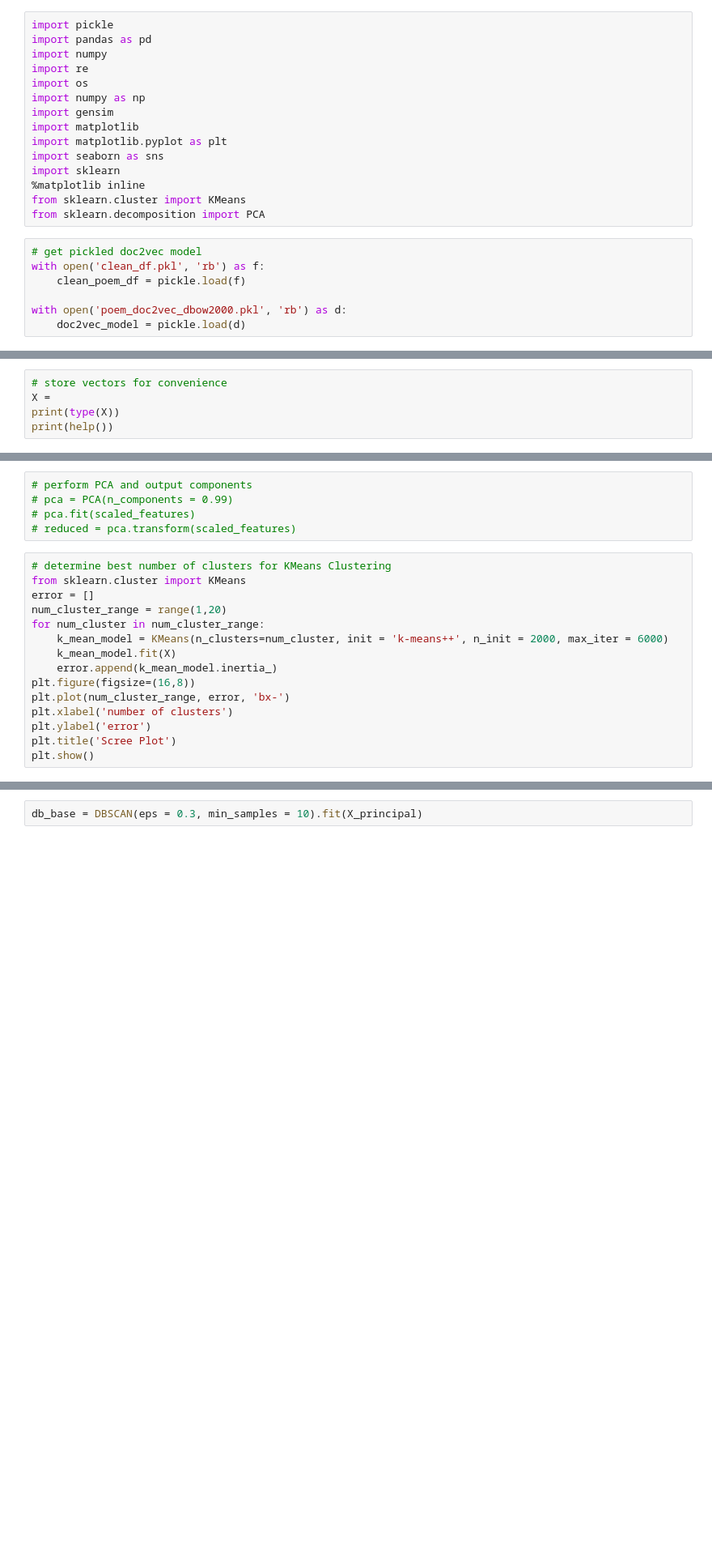
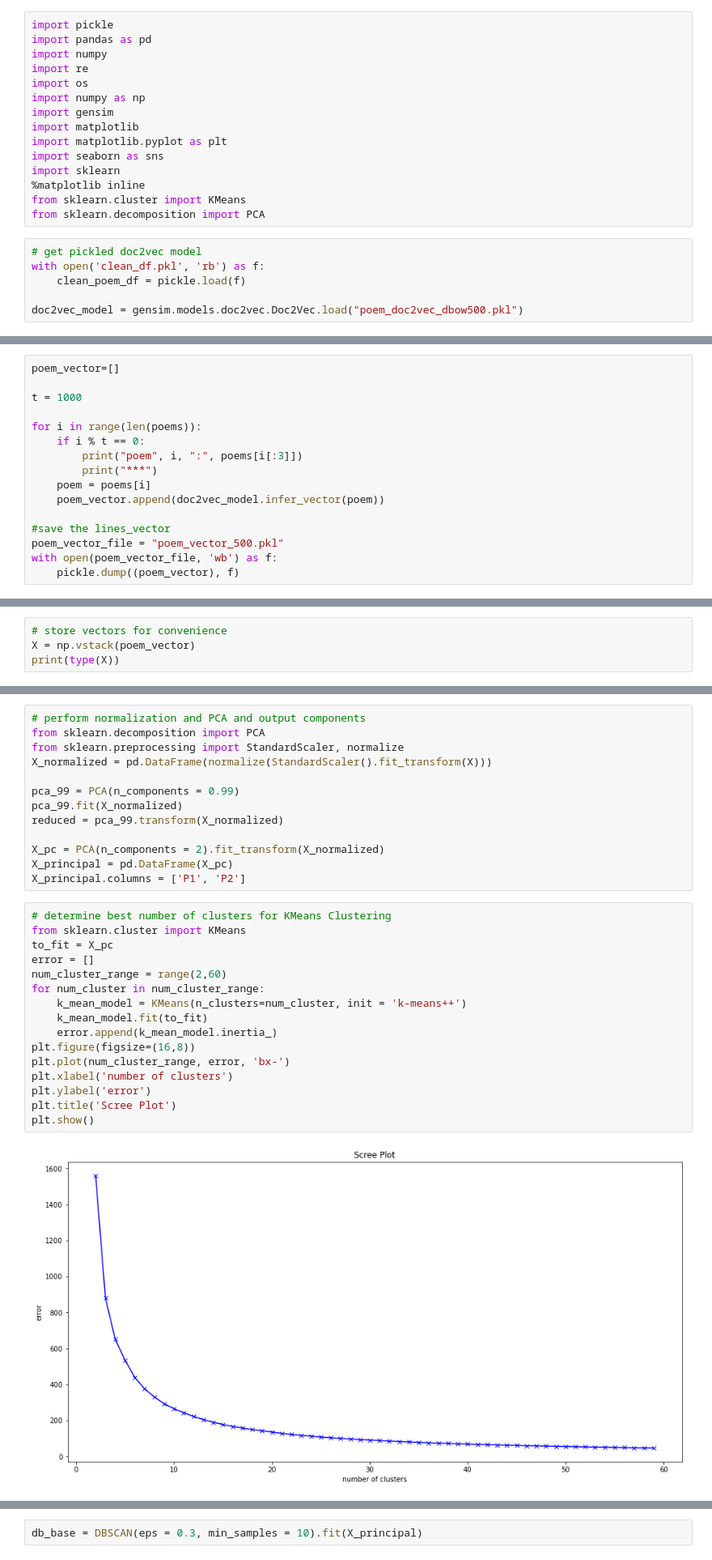
Before and after one commit to vvaynethomas/poetry_nlp, a Jupyter notebook: poem_clustering.ipynb, the cells around one changed output, grey strips where cells are left out. Shown: that part at 81% size. Cells and saved outputs as stored; diff of their text form; blank space fills up the shorter version.

Commit message:
updated, added documents and notebook
draft for report; non-ascii removal added to cleaner; re-constructed pickles accordingly; still trying to get good clusters

```diff
--- a/poem_clustering.ipynb
+++ b/poem_clustering.ipynb
@@ -18,8 +18,7 @@ from sklearn.decomposition import PCA
 with open('clean_df.pkl', 'rb') as f:
     clean_poem_df = pickle.load(f)
 
-with open('poem_doc2vec_dbow2000.pkl', 'rb') as d:
-    doc2vec_model = pickle.load(d)
+doc2vec_model = gensim.models.doc2vec.Doc2Vec.load("poem_doc2vec_dbow500.pkl")
 # %%
 clean_poem_df.info()
 # %% [output]
@@ -38,0 +61,16 @@ memory usage: 765.9+ KB
+# %%
+poem_vector=[]
+
+t = 1000
+
+for i in range(len(poems)):
+    if i % t == 0:
+        print("poem", i, ":", poems[i[:3]])
+        print("***")
+    poem = poems[i]
+    poem_vector.append(doc2vec_model.infer_vector(poem))
+
+#save the lines_vector
+poem_vector_file = "poem_vector_500.pkl"
+with open(poem_vector_file, 'wb') as f:
+    pickle.dump((poem_vector), f)
@@ -39,6 +95,5 @@ memory usage: 765.9+ KB
 # %%
 # store vectors for convenience
-X =
+X = np.vstack(poem_vector)
 print(type(X))
-print(help())
 # %% [output]
@@ -48,23 +101,34 @@ print(type(X), X.shape)
 # %%
-# perform PCA and output components
-# pca = PCA(n_components = 0.99)
-# pca.fit(scaled_features)
-# reduced = pca.transform(scaled_features)
+# perform normalization and PCA and output components
+from sklearn.decomposition import PCA
+from sklearn.preprocessing import StandardScaler, normalize
+X_normalized = pd.DataFrame(normalize(StandardScaler().fit_transform(X)))
+
+pca_99 = PCA(n_components = 0.99)
+pca_99.fit(X_normalized)
+reduced = pca_99.transform(X_normalized)
+
+X_pc = PCA(n_components = 2).fit_transform(X_normalized)
+X_principal = pd.DataFrame(X_pc)
+X_principal.columns = ['P1', 'P2']
 # %%
 # determine best number of clusters for KMeans Clustering
 from sklearn.cluster import KMeans
+to_fit = X_pc
 error = []
-num_cluster_range = range(1,20)
+num_cluster_range = range(2,60)
 for num_cluster in num_cluster_range:
-    k_mean_model = KMeans(n_clusters=num_cluster, init = 'k-means++', n_init = 2000, max_iter = 6000)
-    k_mean_model.fit(X)
+    k_mean_model = KMeans(n_clusters=num_cluster, init = 'k-means++')
+    k_mean_model.fit(to_fit)
     error.append(k_mean_model.inertia_)
 plt.figure(figsize=(16,8))
 plt.plot(num_cluster_range, error, 'bx-')
 plt.xlabel('number of clusters')
 plt.ylabel('error')
 plt.title('Scree Plot')
 plt.show()
+# %% [output]
+[figure, added]
 # %%
 # from https://scikit-learn.org/stable/auto_examples/cluster/plot_kmeans_silhouette_analysis.html
 from sklearn.metrics import silhouette_samples, silhouette_score
```
Also changed, not shown: parts of 13 cells of this notebook, 10 other files.
